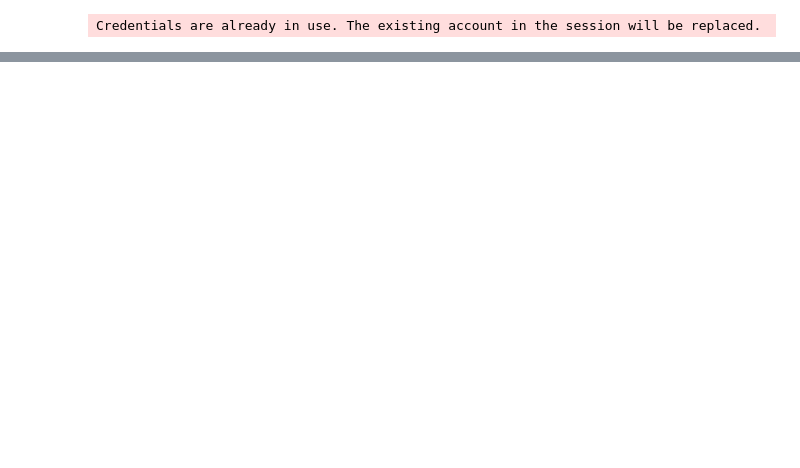
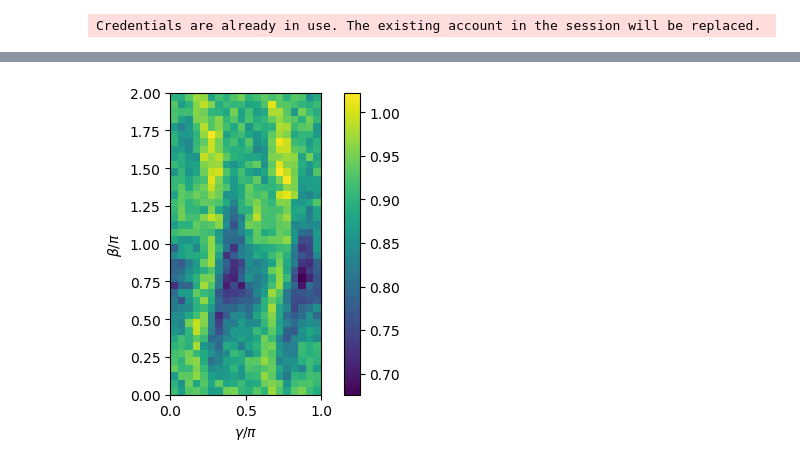
Before and after one commit to XunyiZhao/Quantum_Information_Project, a Jupyter notebook: k-colorable-subgraph.ipynb, the cells around one changed output, grey strips where cells are left out. Drawn from its saved outputs; the diff is of its cells as text; code cells hidden in the pictures; blank space fills up the shorter version.

```diff
--- a/k-colorable-subgraph.ipynb
+++ b/k-colorable-subgraph.ipynb
@@ -175,0 +208,5 @@ plot_histogram(k_col.counts, title="Bell initial statevector")
+# %%
+%%time
+k_col.heatmap(k = 2, p = 3, n_gamma = 40, n_beta = 20)
+# %% [output]
+[figure, added]
```
Also changed, not shown: parts of 10 cells of this notebook.
